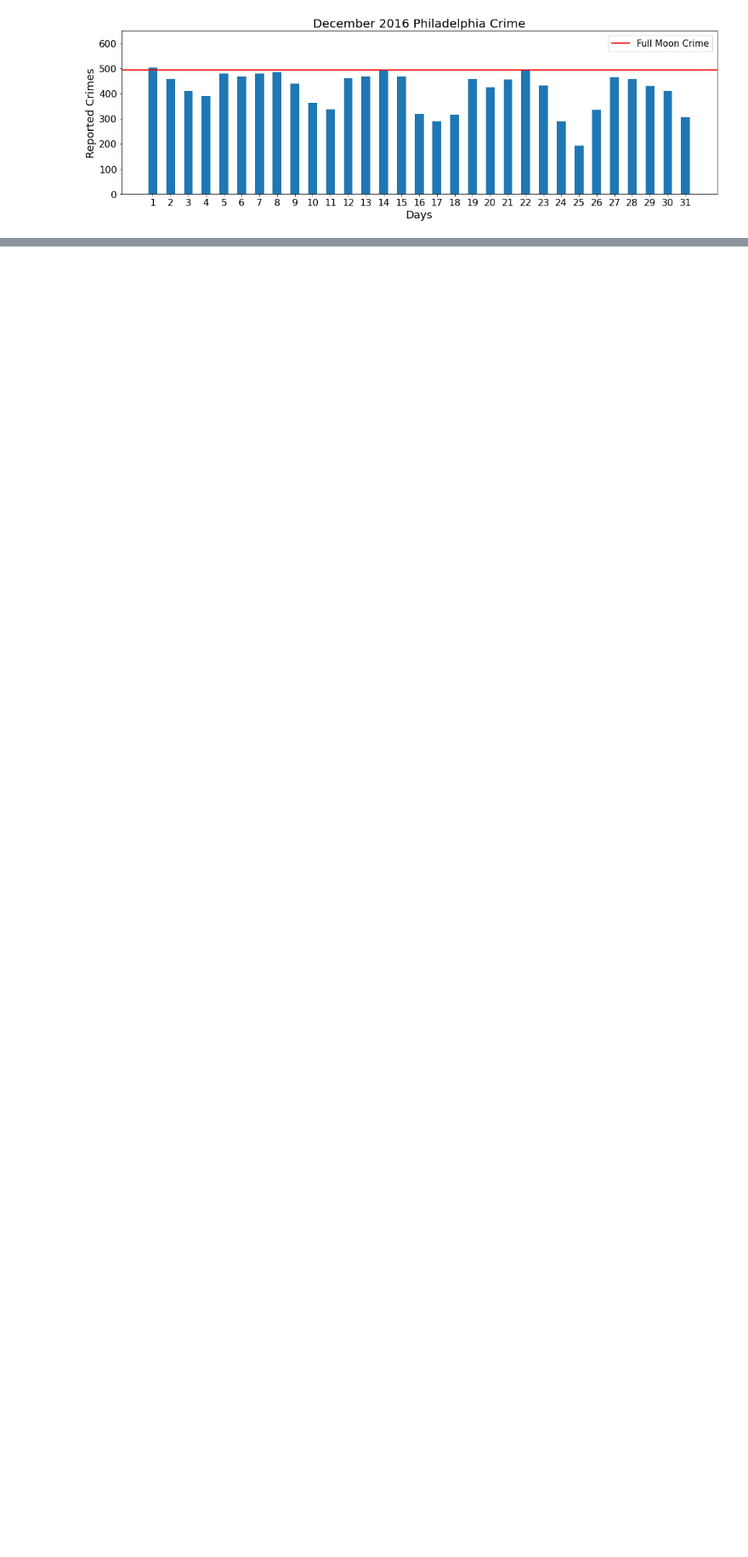
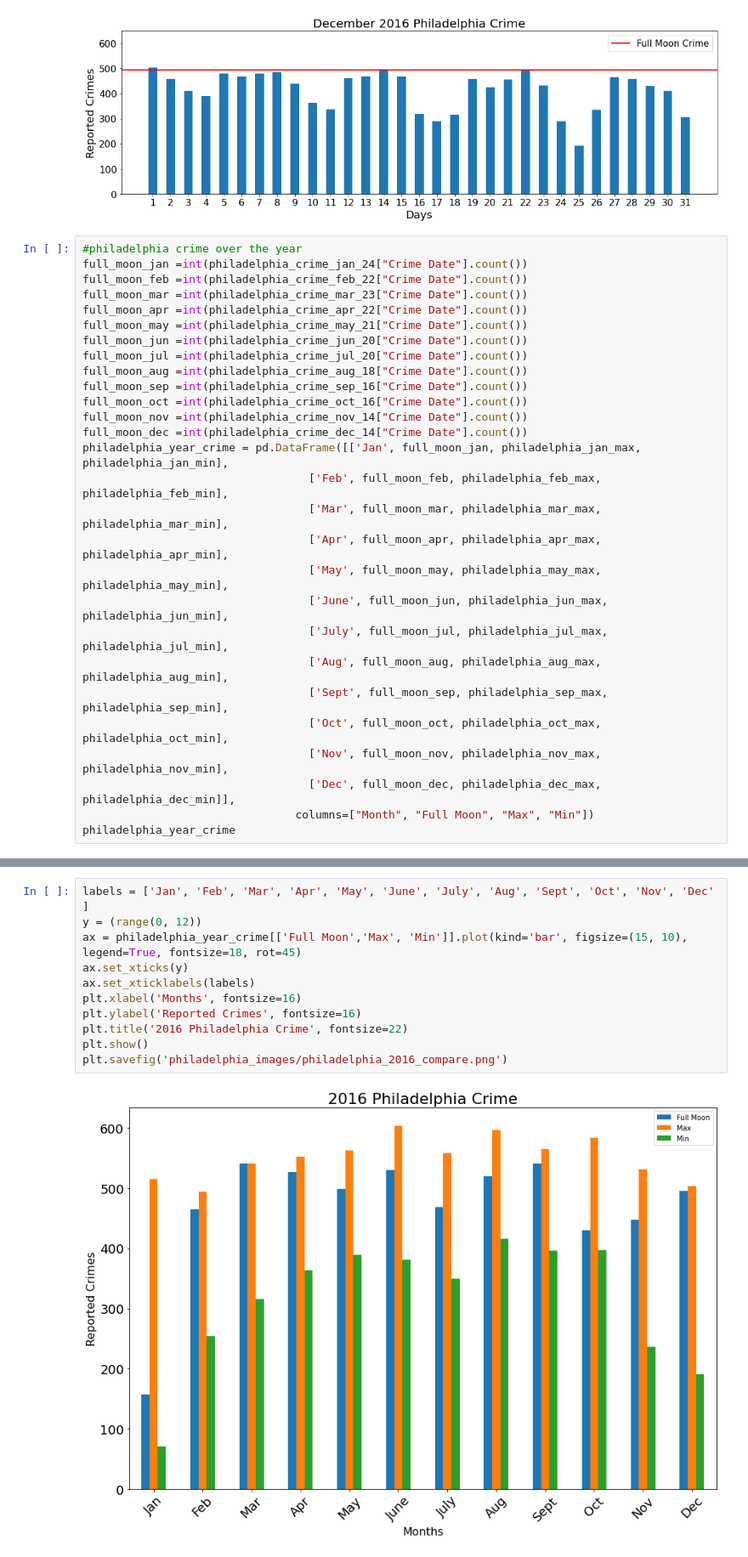
Before and after one commit to FAufenger/JupyterNotebook-FullMoon, a Jupyter notebook: Crime & The Moon/Philadelphia.ipynb, the cells around one changed output, grey strips where cells are left out. Shown at 85% size. Cells and saved outputs as stored; diff of their text form; blank space fills up the shorter version.

Commit message:
Phil 2016 compare

```diff
--- a/Crime & The Moon/Philadelphia.ipynb
+++ b/Crime & The Moon/Philadelphia.ipynb
@@ -944,3 +944,31 @@ plt.savefig('philadelphia_images/dec_2016.png')
 plt.show()
 # %% [output]
 [figure]
+# %%
+#philadelphia crime over the year
+full_moon_jan =int(philadelphia_crime_jan_24["Crime Date"].count())
+full_moon_feb =int(philadelphia_crime_feb_22["Crime Date"].count())
+full_moon_mar =int(philadelphia_crime_mar_23["Crime Date"].count())
+full_moon_apr =int(philadelphia_crime_apr_22["Crime Date"].count())
+full_moon_may =int(philadelphia_crime_may_21["Crime Date"].count())
+full_moon_jun =int(philadelphia_crime_jun_20["Crime Date"].count())
+full_moon_jul =int(philadelphia_crime_jul_20["Crime Date"].count())
+full_moon_aug =int(philadelphia_crime_aug_18["Crime Date"].count())
+full_moon_sep =int(philadelphia_crime_sep_16["Crime Date"].count())
+full_moon_oct =int(philadelphia_crime_oct_16["Crime Date"].count())
+full_moon_nov =int(philadelphia_crime_nov_14["Crime Date"].count())
+full_moon_dec =int(philadelphia_crime_dec_14["Crime Date"].count())
+philadelphia_year_crime = pd.DataFrame([['Jan', full_moon_jan, philadelphia_jan_max, philadelphia_jan_min],
+                                  ['Feb', full_moon_feb, philadelphia_feb_max, philadelphia_feb_min],
+                                  ['Mar', full_moon_mar, philadelphia_mar_max, philadelphia_mar_min],
+                                  ['Apr', full_moon_apr, philadelphia_apr_max, philadelphia_apr_min],
+                                  ['May', full_moon_may, philadelphia_may_max, philadelphia_may_min],
+                                  ['June', full_moon_jun, philadelphia_jun_max, philadelphia_jun_min],
+                                  ['July', full_moon_jul, philadelphia_jul_max, philadelphia_jul_min],
+                                  ['Aug', full_moon_aug, philadelphia_aug_max, philadelphia_aug_min],
+                                  ['Sept', full_moon_sep, philadelphia_sep_max, philadelphia_sep_min],
+                                  ['Oct', full_moon_oct, philadelphia_oct_max, philadelphia_oct_min],
+                                  ['Nov', full_moon_nov, philadelphia_nov_max, philadelphia_nov_min],
+                                  ['Dec', full_moon_dec, philadelphia_dec_max, philadelphia_dec_min]],
+                                columns=["Month", "Full Moon", "Max", "Min"])
+philadelphia_year_crime
@@ -946,0 +989,13 @@ plt.show()
+# %%
+labels = ['Jan', 'Feb', 'Mar', 'Apr', 'May', 'June', 'July', 'Aug', 'Sept', 'Oct', 'Nov', 'Dec' ]
+y = (range(0, 12))
+ax = philadelphia_year_crime[['Full Moon','Max', 'Min']].plot(kind='bar', figsize=(15, 10), legend=True, fontsize=18, rot=45)
+ax.set_xticks(y)
+ax.set_xticklabels(labels)
+plt.xlabel('Months', fontsize=16)
+plt.ylabel('Reported Crimes', fontsize=16)
+plt.title('2016 Philadelphia Crime', fontsize=22)
+plt.show()
+plt.savefig('philadelphia_images/philadelphia_2016_compare.png')
+# %% [output]
+[figure, added]
```
Also changed, not shown: parts of 3 cells of this notebook, 1 other file.
